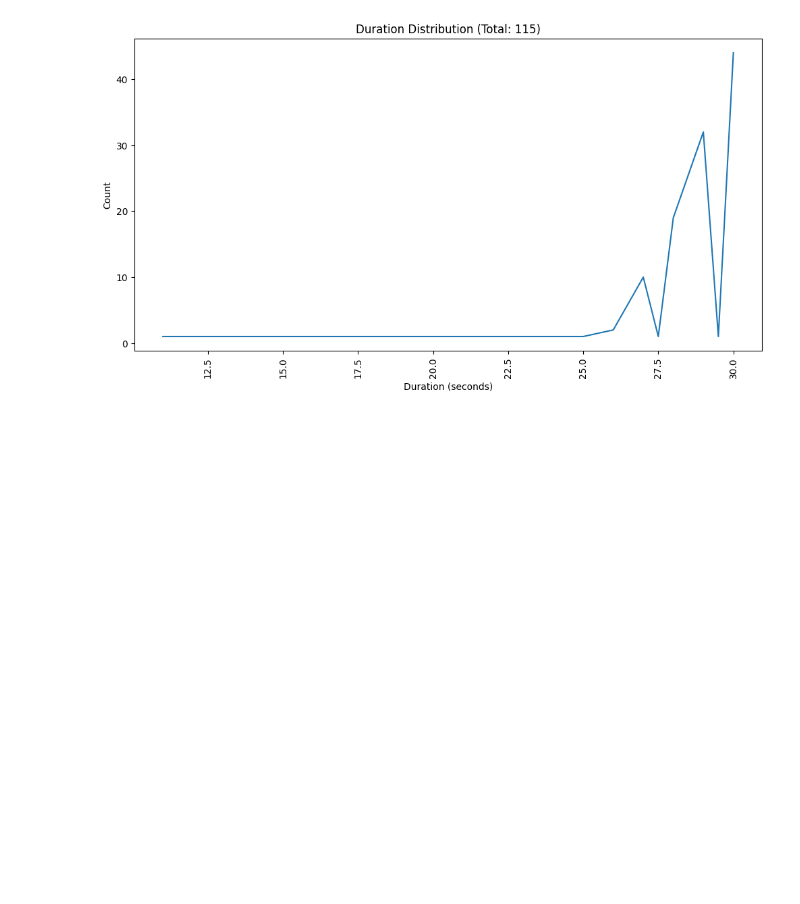
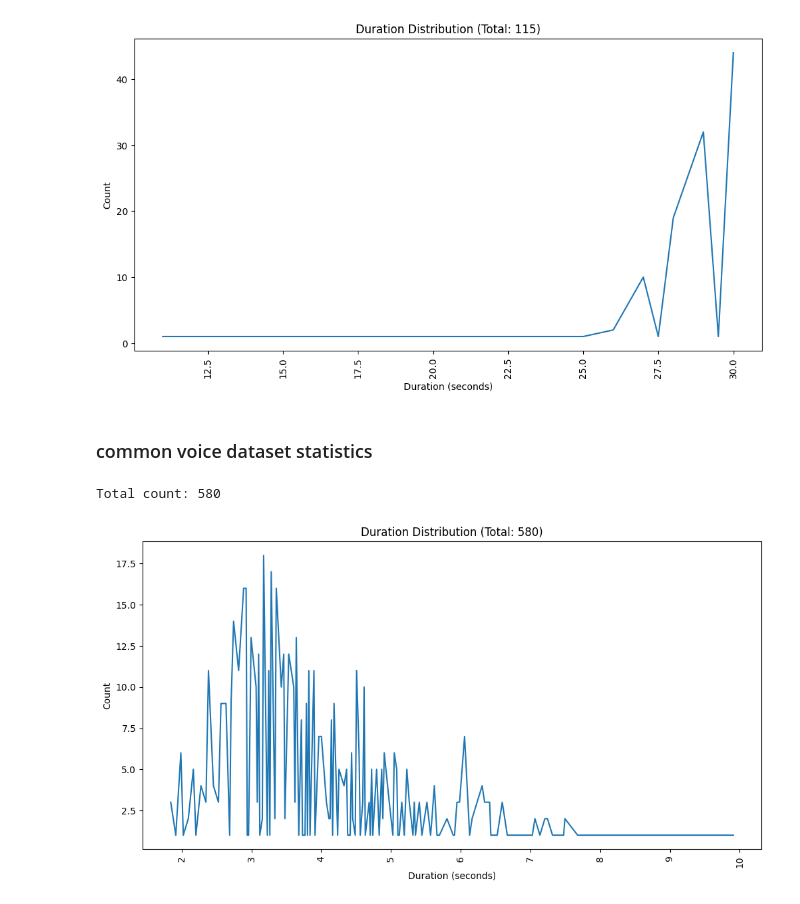
Before and after one commit to cpa2001/ASR, a Jupyter notebook: Format_Subtitle.ipynb, the cells around one changed output. Saved outputs shown, nothing was run; the diff lists cells and outputs as text; code cells hidden in the pictures; blank space fills up the shorter version.

Commit message:
add statistics plot

```diff
--- a/Format_Subtitle.ipynb
+++ b/Format_Subtitle.ipynb
@@ -608,3 +608,48 @@ if __name__ == '__main__':
 # %% [output]
 Total count: 115
 [figure]
+# %% [markdown]
+### common voice dataset statistics
+# %%
+import json
+from collections import defaultdict
+import matplotlib.pyplot as plt
+
+def parse_duration(duration_str):
+    # 将字符串格式的 duration 转换为浮点数秒
+    h, m, s = duration_str.split(':')
+    return int(h) * 3600 + int(m) * 60 + float(s)
+
+def analyze_duration_from_json(data):
+    duration_counts = defaultdict(int)
+    total_count = 0
+
+    for entry in data['results']:
+        duration = parse_duration(entry['duration'])
+        duration_counts[round(duration, 3)] += 1
+        total_count += 1
+
+    duration_distribution = sorted(duration_counts.items(), key=lambda x: x[0])
+    return duration_distribution, total_count
+
+def plot_duration_distribution(duration_distribution, total_count):
+    durations, counts = zip(*duration_distribution)
+    plt.figure(figsize=(12, 6))
+    plt.plot(durations, counts)
+    plt.xlabel('Duration (seconds)')
+    plt.ylabel('Count')
+    plt.title(f'Duration Distribution (Total: {total_count})')
+    plt.xticks(rotation=90)
+    plt.show()
+
+if __name__ == '__main__':
+    file_path = "/home/pachen/dataset/ASR/Common_Voice_16_1_HK.json"  # 这里改为您的 JSON 文件路径
+    with open(file_path, 'r', encoding='utf-8') as f:
+        data = json.load(f)
+
+    duration_distribution, total_count = analyze_duration_from_json(data)
+    print(f"Total count: {total_count}")
+    plot_duration_distribution(duration_distribution, total_count)
+# %% [output]
+Total count: 580
+[figure, added]
```
Also changed, not shown: 1 other file.
